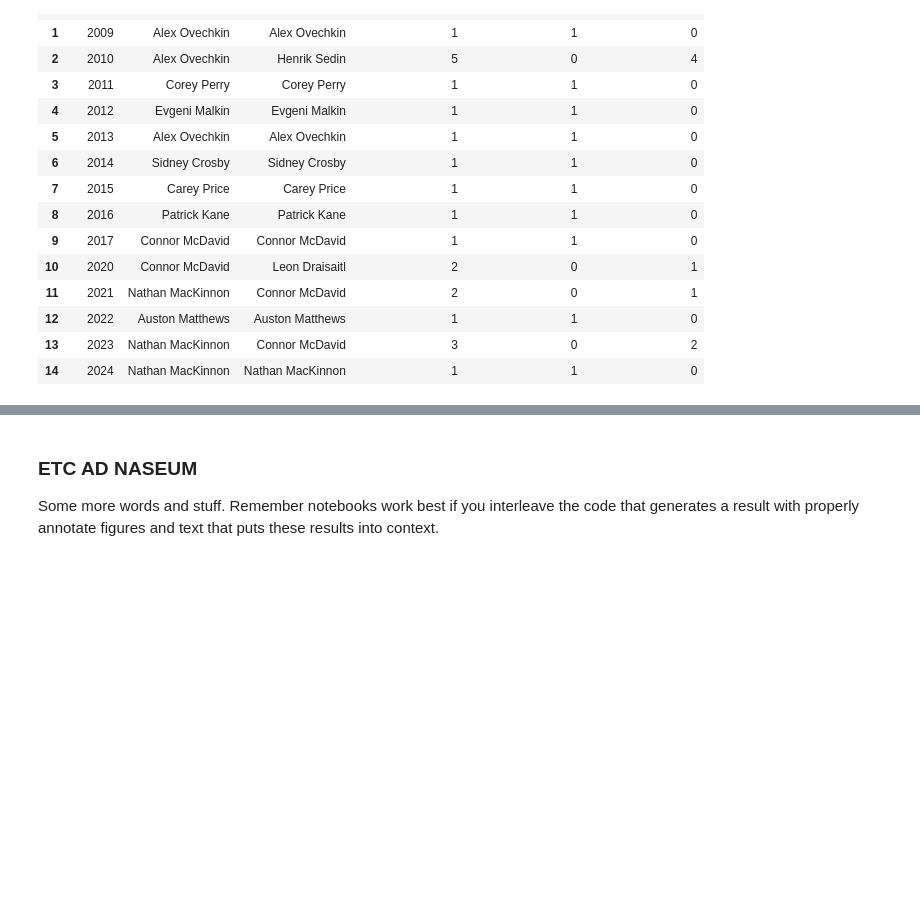
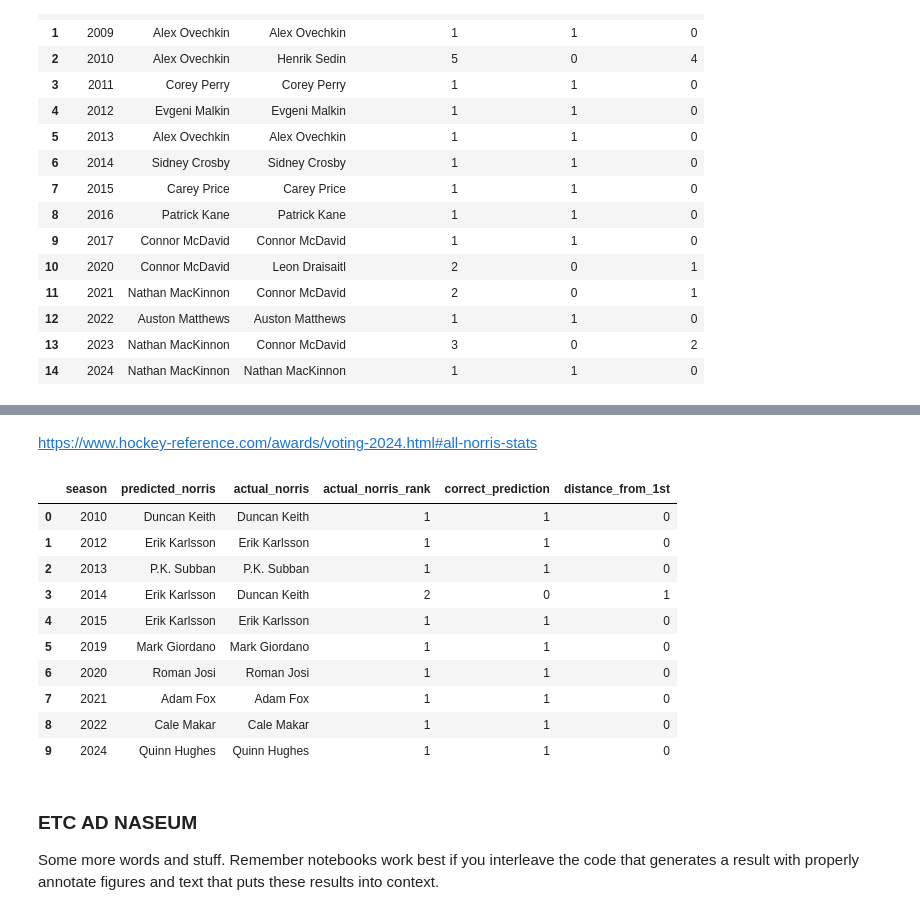
Before and after one commit to COGS108/Group118_WI26, a Jupyter notebook: 03-FinalProject.ipynb, the cells around one changed output, grey strips where cells are left out. Cells and saved outputs as stored; diff of their text form; code cells hidden in the pictures; blank space fills up the shorter version.

```diff
--- a/03-FinalProject.ipynb
+++ b/03-FinalProject.ipynb
@@ -812,3 +936,48 @@ results_df
+# %% [markdown]
+https://www.hockey-reference.com/awards/voting-2024.html#all-norris-stats
+# %%
+results_norris = []
+
+for season in sorted(norris_df['season'].unique()):
+    season_df = norris_df[norris_df['season'] == season].copy()
+
+    X_season = season_df[feature_norris_cols].fillna(0)
+    season_df['norris_prob'] = logit_clf_norris.predict_proba(X_season)[:, 1]
+
+    season_df = season_df.sort_values('norris_prob', ascending=False)
+    season_df['model_rank'] = range(1, len(season_df) + 1)
+
+    actual = season_df[season_df['norris_winner'] == 1]
+    if actual.empty:
+        continue
+
+    actual_player = actual.iloc[0]['name']
+    actual_rank = actual.iloc[0]['model_rank']
+    predicted_player = season_df.iloc[0]['name']
+
+    results_norris.append({
+        'season': season,
+        'predicted_norris': predicted_player,
+        'actual_norris': actual_player,
+        'actual_norris_rank': actual_rank,
+        'correct_prediction': int(actual_rank == 1),
+        'distance_from_1st': actual_rank - 1
+    })
+
+results_norris_df = pd.DataFrame(results_norris)
+results_norris_df
+# %% [output]
+|  | season | predicted_norris | actual_norris | actual_norris_rank | correct_prediction | distance_from_1st |
+| 0 | 2010 | Duncan Keith | Duncan Keith | 1 | 1 | 0 |
+| 1 | 2012 | Erik Karlsson | Erik Karlsson | 1 | 1 | 0 |
+| 2 | 2013 | P.K. Subban | P.K. Subban | 1 | 1 | 0 |
+| 3 | 2014 | Erik Karlsson | Duncan Keith | 2 | 0 | 1 |
+| 4 | 2015 | Erik Karlsson | Erik Karlsson | 1 | 1 | 0 |
+| 5 | 2019 | Mark Giordano | Mark Giordano | 1 | 1 | 0 |
+| 6 | 2020 | Roman Josi | Roman Josi | 1 | 1 | 0 |
+| 7 | 2021 | Adam Fox | Adam Fox | 1 | 1 | 0 |
+| 8 | 2022 | Cale Makar | Cale Makar | 1 | 1 | 0 |
+| 9 | 2024 | Quinn Hughes | Quinn Hughes | 1 | 1 | 0 |
 # %% [markdown]
 ### ETC AD NASEUM
 
```
Also changed, not shown: parts of 12 cells of this notebook.
